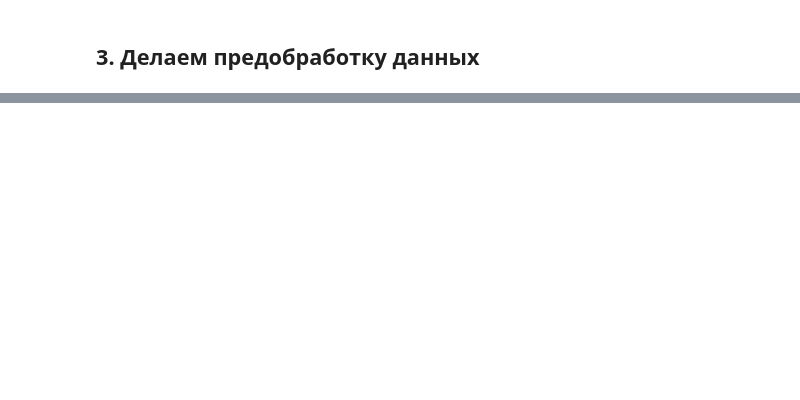
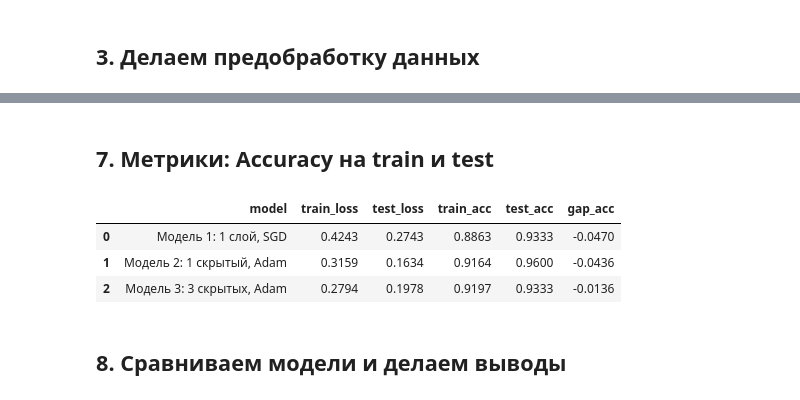
Before and after one commit to nebel310/AI-LABS, a Jupyter notebook: notebooks/lr04/04_lab_dl_intro.ipynb, the cells around one changed output, grey strips where cells are left out. Drawn from its saved outputs; the diff is of its cells as text; code cells hidden in the pictures; blank space fills up the shorter version.

```diff
--- a/notebooks/lr04/04_lab_dl_intro.ipynb
+++ b/notebooks/lr04/04_lab_dl_intro.ipynb
@@ -64,0 +419,31 @@ data = pd.read_csv(path_to_dataset, sep='\t')  # если нужно, можно
+# %% [markdown]
+## 7. Метрики: Accuracy на train и test
+# %%
+results = []
+for name, model in [
+    ('Модель 1: 1 слой, SGD', model1),
+    ('Модель 2: 1 скрытый, Adam', model2),
+    ('Модель 3: 3 скрытых, Adam', model3),
+]:
+    acc_train = evaluate_accuracy(model, train_loader, device)
+    acc_test  = evaluate_accuracy(model, test_loader, device)
+    final_train_loss = evaluate_loss(model, train_loader, criterion, device)
+    final_test_loss  = evaluate_loss(model, test_loader, criterion, device)
+    results.append({
+        'model': name,
+        'train_loss': round(final_train_loss, 4),
+        'test_loss':  round(final_test_loss, 4),
+        'train_acc':  round(acc_train, 4),
+        'test_acc':   round(acc_test, 4),
+        'gap_acc':    round(acc_train - acc_test, 4),
+    })
+
+results_df = pd.DataFrame(results)
+results_df
+# %% [output]
+|  | model | train_loss | test_loss | train_acc | test_acc | gap_acc |
+| 0 | Модель 1: 1 слой, SGD | 0.4243 | 0.2743 | 0.8863 | 0.9333 | -0.0470 |
+| 1 | Модель 2: 1 скрытый, Adam | 0.3159 | 0.1634 | 0.9164 | 0.9600 | -0.0436 |
+| 2 | Модель 3: 3 скрытых, Adam | 0.2794 | 0.1978 | 0.9197 | 0.9333 | -0.0136 |
+# %% [markdown]
+## 8. Сравниваем модели и делаем выводы
```
Also changed, not shown: parts of 19 cells of this notebook.
